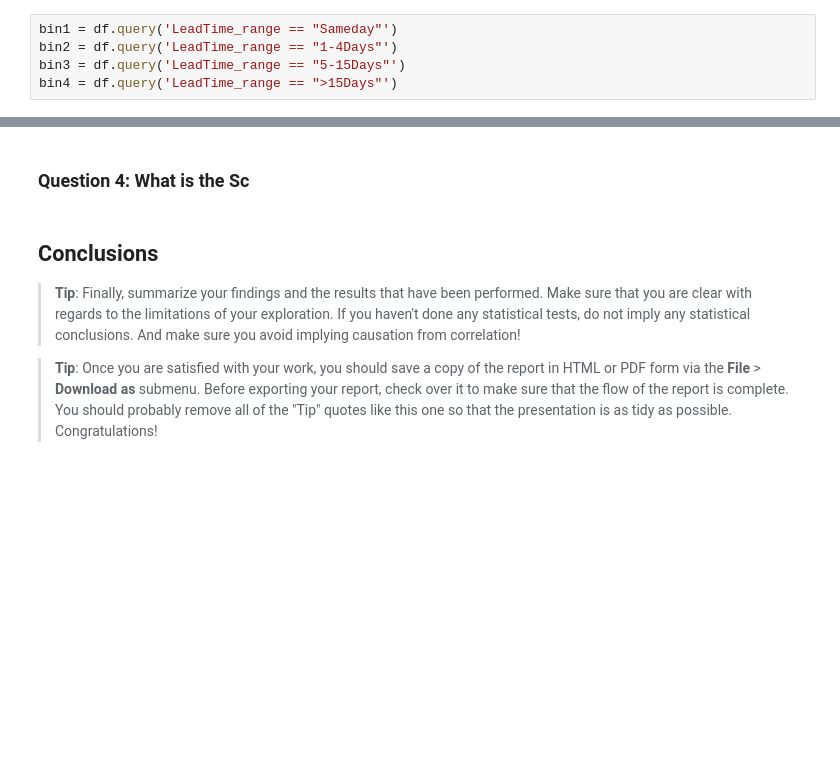
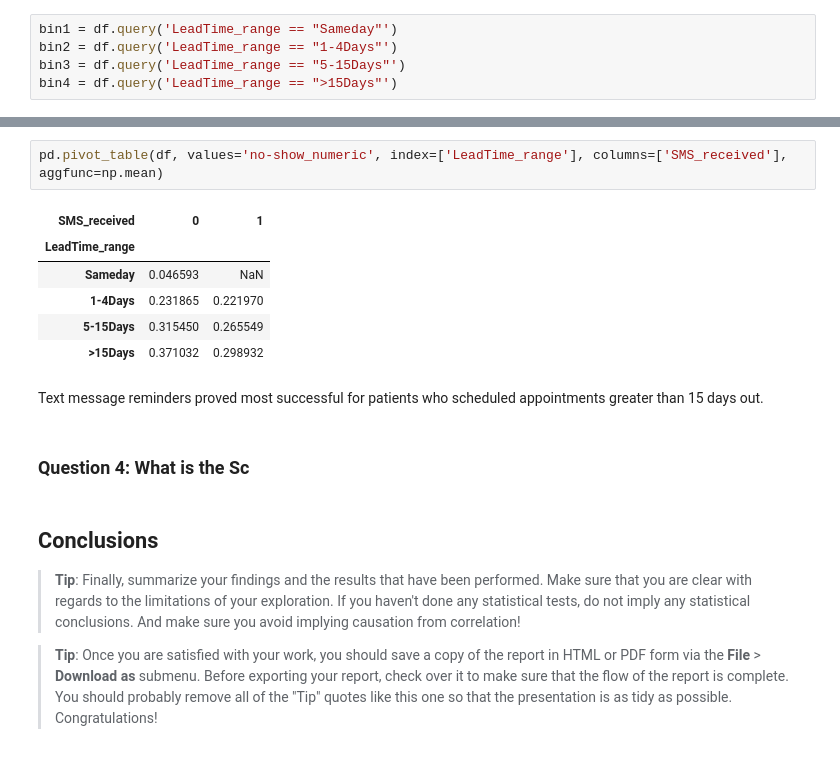
Before and after one commit to aaronschnider/medical-appointment-no-shows, a Jupyter notebook: Project - Medical Appointment No-Shows Analysis.ipynb, the cells around one changed output, grey strips where cells are left out. Cells and saved outputs as stored; diff of their text form; blank space fills up the shorter version.

```diff
--- a/Project - Medical Appointment No-Shows Analysis.ipynb
+++ b/Project - Medical Appointment No-Shows Analysis.ipynb
@@ -373,3 +396,14 @@ Sameday : [-6, -1, 0]
+# %%
+pd.pivot_table(df, values='no-show_numeric', index=['LeadTime_range'], columns=['SMS_received'], aggfunc=np.mean)
+# %% [output]
+| SMS_received | 0 | 1 |
+| LeadTime_range |  |  |
+| Sameday | 0.046593 | NaN |
+| 1-4Days | 0.231865 | 0.221970 |
+| 5-15Days | 0.315450 | 0.265549 |
+| >15Days | 0.371032 | 0.298932 |
+# %% [markdown]
+Text message reminders proved most successful for patients who scheduled appointments greater than 15 days out.
 # %% [markdown]
 ### Question 4: What is the Sc
 # %% [markdown]
```
Also changed, not shown: parts of 8 cells of this notebook.
